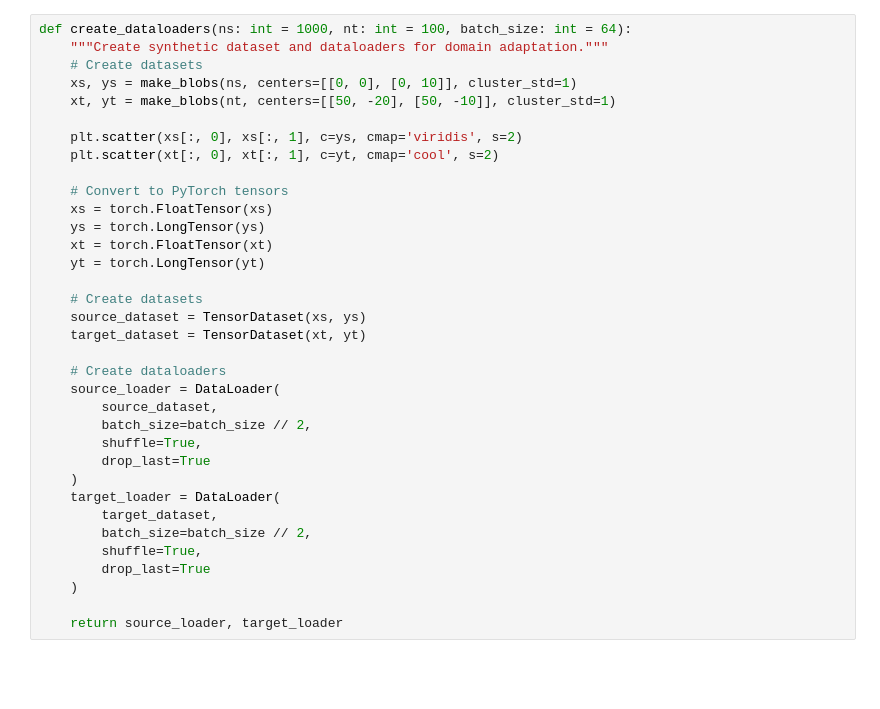
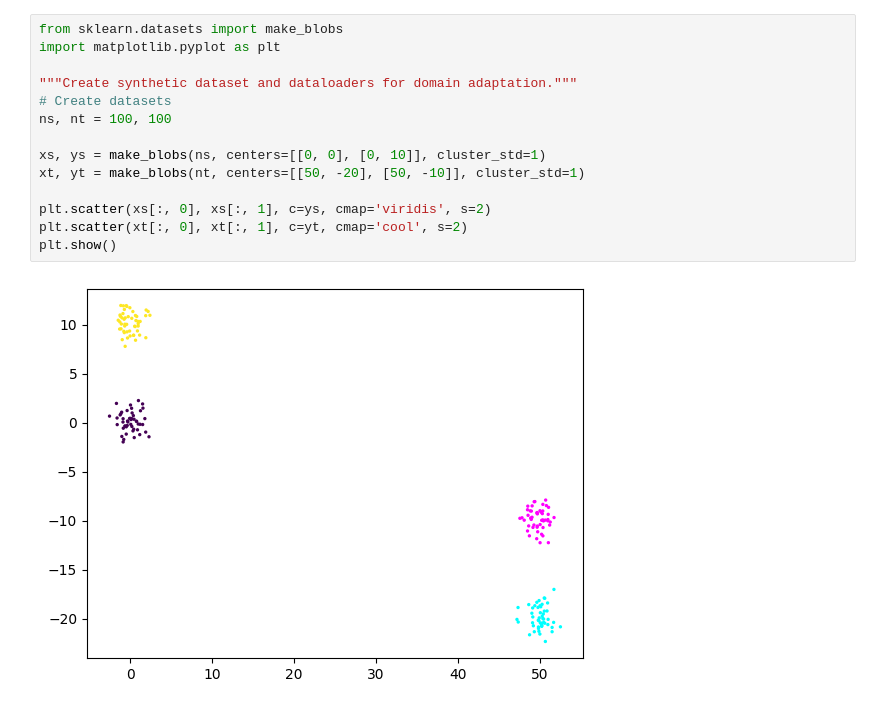
Before and after one commit to NT-Loi/SI_WDGRL, a Jupyter notebook: wdgrl.ipynb, the cells around one changed output. Drawn from its saved outputs; the diff is of its cells as text; blank space fills up the shorter version.

```diff
--- a/wdgrl.ipynb
+++ b/wdgrl.ipynb
@@ -253,35 +229,16 @@ class WDGRLwDiscriminator:
 # %%
-def create_dataloaders(ns: int = 1000, nt: int = 100, batch_size: int = 64):
-    """Create synthetic dataset and dataloaders for domain adaptation."""
-    # Create datasets
-    xs, ys = make_blobs(ns, centers=[[0, 0], [0, 10]], cluster_std=1)
-    xt, yt = make_blobs(nt, centers=[[50, -20], [50, -10]], cluster_std=1)
+from sklearn.datasets import make_blobs
+import matplotlib.pyplot as plt
 
-    plt.scatter(xs[:, 0], xs[:, 1], c=ys, cmap='viridis', s=2)
-    plt.scatter(xt[:, 0], xt[:, 1], c=yt, cmap='cool', s=2)
+"""Create synthetic dataset and dataloaders for domain adaptation."""
+# Create datasets
+ns, nt = 100, 100
 
-    # Convert to PyTorch tensors
-    xs = torch.FloatTensor(xs)
-    ys = torch.LongTensor(ys)
-    xt = torch.FloatTensor(xt)
-    yt = torch.LongTensor(yt)
+xs, ys = make_blobs(ns, centers=[[0, 0], [0, 10]], cluster_std=1)
+xt, yt = make_blobs(nt, centers=[[50, -20], [50, -10]], cluster_std=1)
 
-    # Create datasets
-    source_dataset = TensorDataset(xs, ys)
-    target_dataset = TensorDataset(xt, yt)
-
-    # Create dataloaders
-    source_loader = DataLoader(
-        source_dataset,
-        batch_size=batch_size // 2,
-        shuffle=True,
-        drop_last=True
-    )
-    target_loader = DataLoader(
-        target_dataset,
-        batch_size=batch_size // 2,
-        shuffle=True,
-        drop_last=True
-    )
-
-    return source_loader, target_loader
+plt.scatter(xs[:, 0], xs[:, 1], c=ys, cmap='viridis', s=2)
+plt.scatter(xt[:, 0], xt[:, 1], c=yt, cmap='cool', s=2)
+plt.show()
+# %% [output]
+[figure, added]
```
Also changed, not shown: parts of 17 cells of this notebook, 2 other files.
